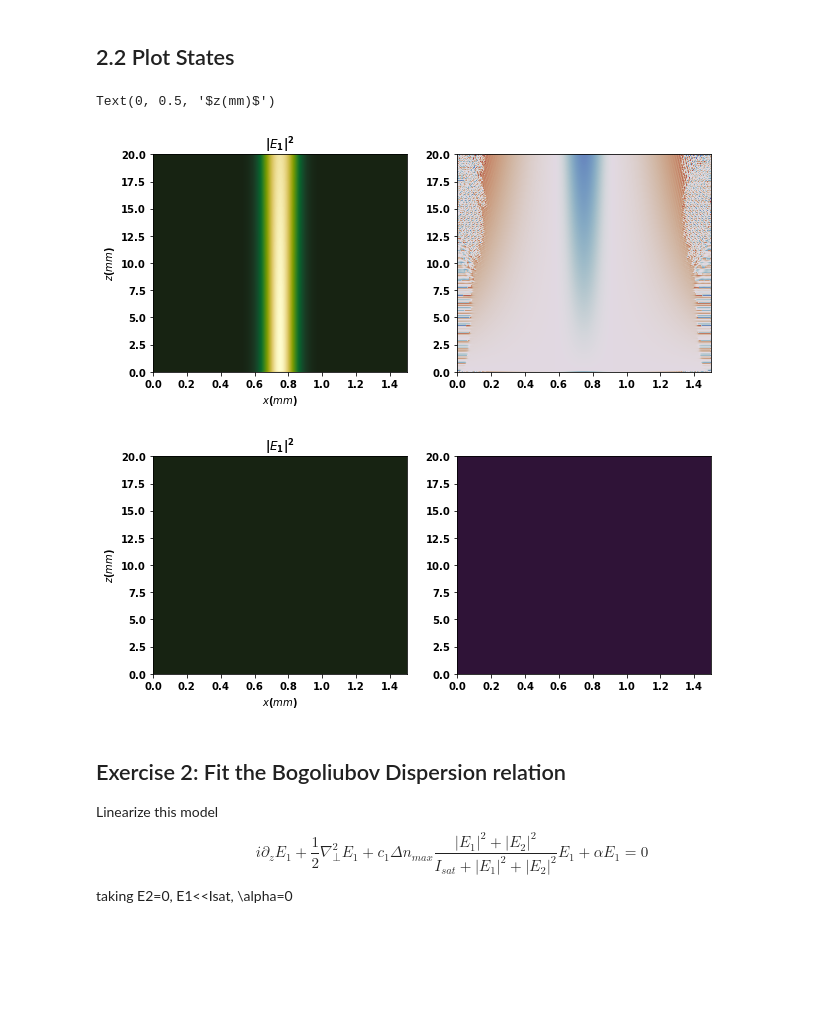
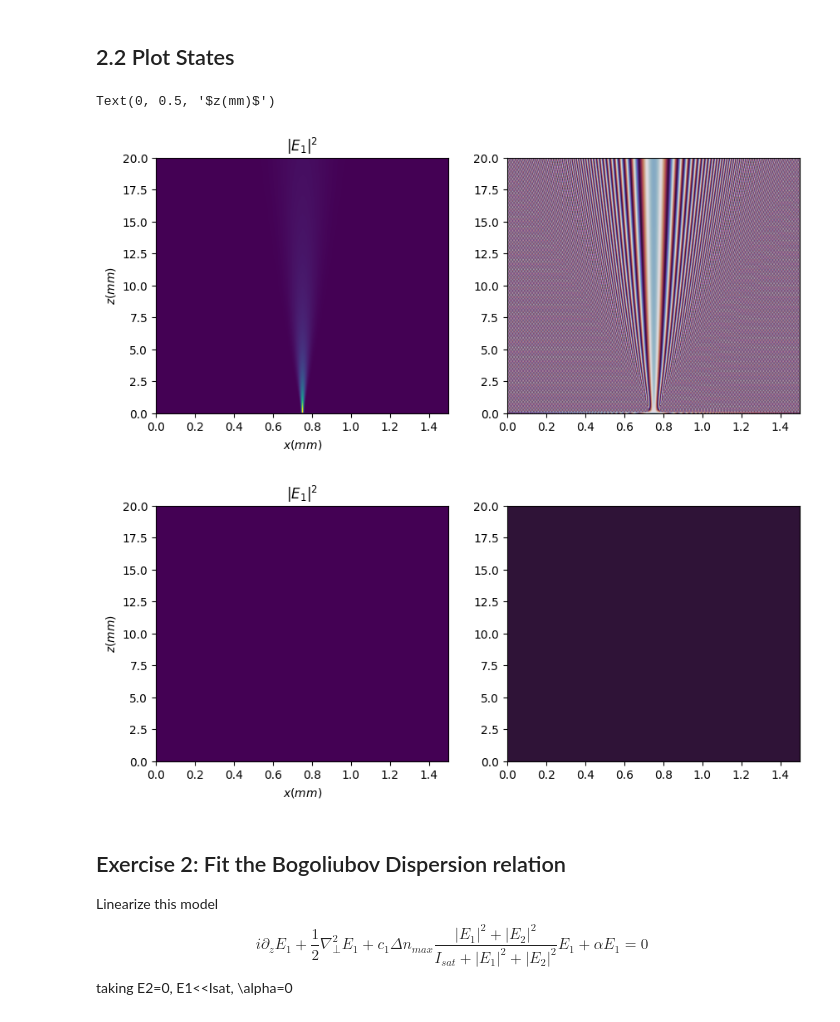
Before and after one commit to nunoazevedosilva/Quarmen2025, a Jupyter notebook: SimulationToolbox/Simulation_example.ipynb, the cells around one changed output. Saved outputs shown, nothing was run; the diff lists cells and outputs as text; code cells hidden in the pictures; blank space fills up the shorter version.

```diff
--- a/SimulationToolbox/Simulation_example.ipynb
+++ b/SimulationToolbox/Simulation_example.ipynb
@@ -124,12 +128,12 @@ Y -= Y.max()/2
 #################   E1    ##############################
 ########################################################
 
-velocity = 0.0e4 *(200/60) / factor_t
+velocity = 0.1e4 *(200/60) / factor_t
 
 gaussian_beam = np.zeros(np.shape(X)) + 0j
 
-wx1 = 200e-6 * factor_t  ### micrometers * factor_t
-wy1 = 200e-6 * factor_t
+wx1 = 10e-6 * factor_t  ### micrometers * factor_t
+wy1 = 10e-6 * factor_t
 
 x_pos = 0
 y_pos = 0
@@ -267,29 +271,29 @@ Quarmen\\
 ## 2.2 Plot States
 # %%
 from solver.analysis_auxiliary_functions import *
-import cmocean
+#import cmocean
 
 fig,ax = plt.subplots(1,2,figsize=[10,4])
 extent = [0,SBN_sim.lx*1e3,0,SBN_sim.lz*1e3]
 
 ax[0].set_title(r'$|E_1|^2$')
-ax[0].imshow(np.abs(sim_state)**2, aspect='auto', extent = extent, origin='lower', cmap=cmocean.cm.speed_r)
+ax[0].imshow(np.abs(sim_state)**2, aspect='auto', extent = extent, origin='lower', cmap=plt.cm.viridis)
 ax[1].imshow(np.angle(sim_state), aspect='auto', extent = extent, origin='lower', cmap=plt.cm.twilight_shifted)
 ax[0].set_xlabel(r'$x(mm)$')
 ax[0].set_ylabel(r'$z(mm)$')
 
 fig,ax = plt.subplots(1,2,figsize=[10,4])
 extent = [0,SBN_sim.lx*1e3,0,SBN_sim.lz*1e3]
 
 ax[0].set_title(r'$|E_1|^2$')
-ax[0].imshow(np.abs(sim_state2)**2, aspect='auto', extent = extent, origin='lower', cmap=cmocean.cm.speed_r)
+ax[0].imshow(np.abs(sim_state2)**2, aspect='auto', extent = extent, origin='lower', cmap=plt.cm.viridis)
 ax[1].imshow(np.angle(sim_state2), aspect='auto', extent = extent, origin='lower', cmap=plt.cm.twilight_shifted)
 ax[0].set_xlabel(r'$x(mm)$')
 ax[0].set_ylabel(r'$z(mm)$')
 # %% [output]
 Text(0, 0.5, '$z(mm)$')
-[figure, old version]
+[figure, new version]
-[figure, old version]
+[figure, new version]
 # %% [markdown]
 ## Exercise 2:  Fit the Bogoliubov Dispersion relation
 
```
Also changed, not shown: parts of 6 cells of this notebook, 4 other files.
